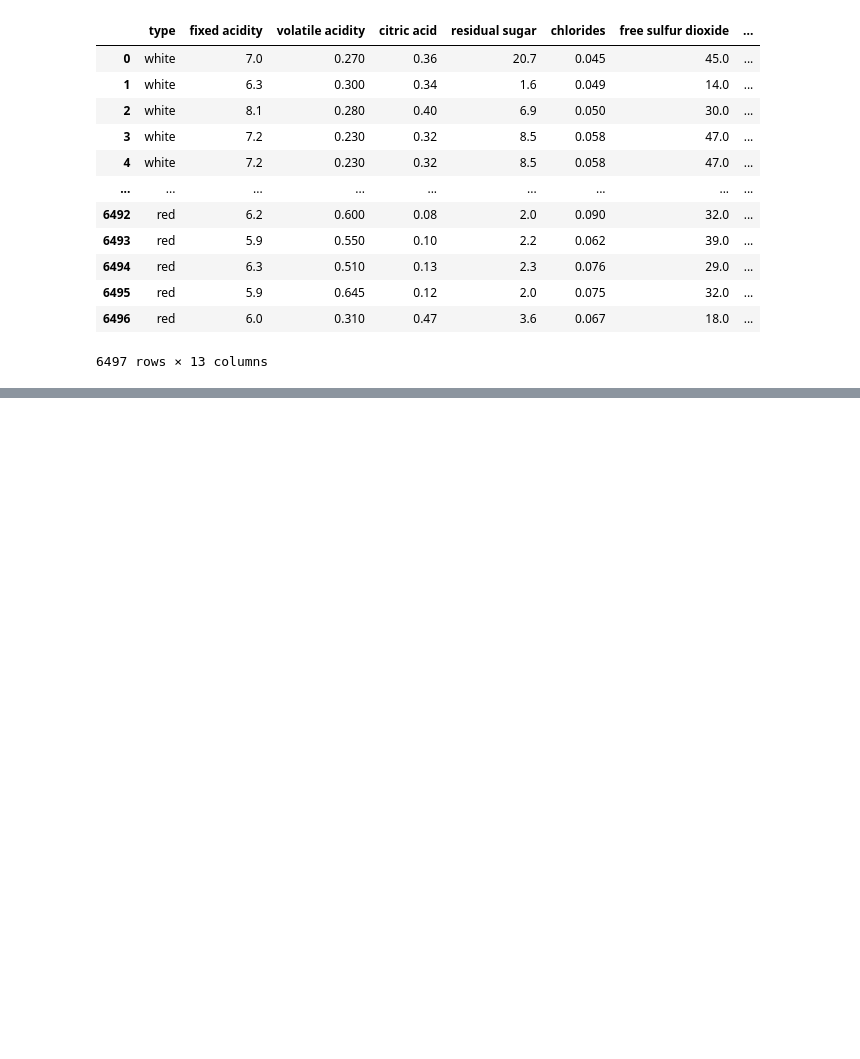
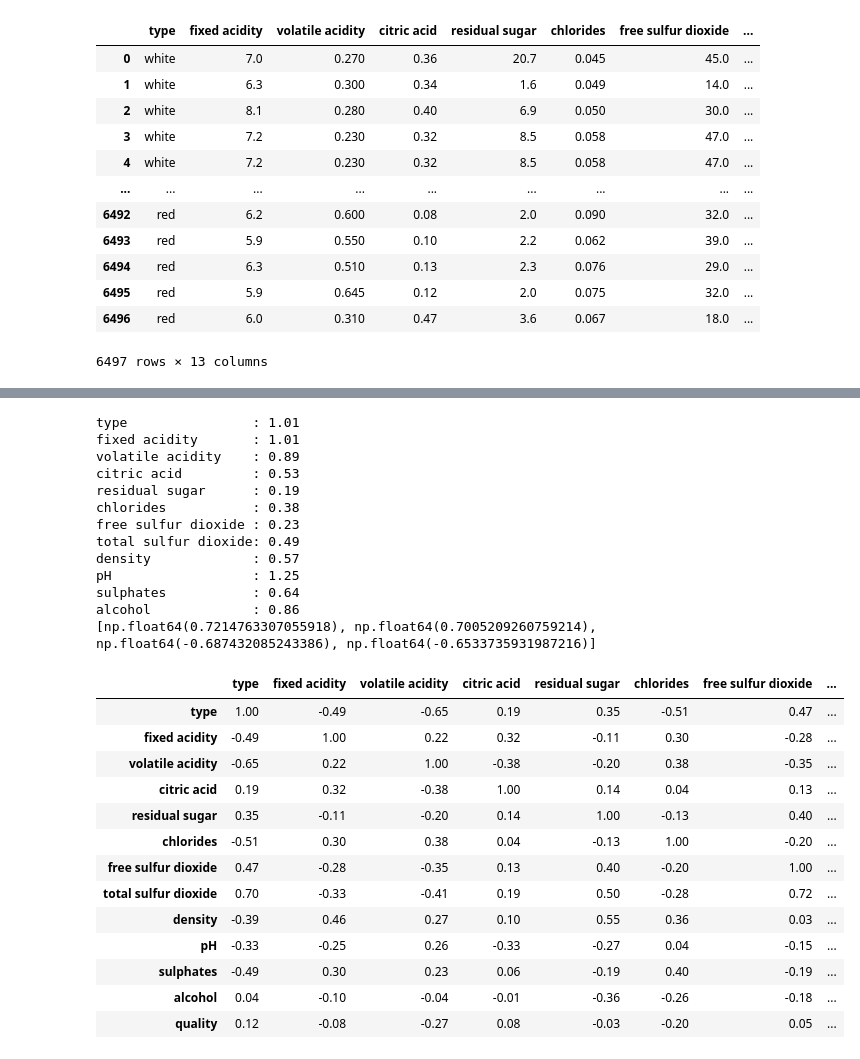
Before and after one commit to arthurpcardoso/t1-nia-winequality, a Jupyter notebook: main.ipynb, the cells around one changed output, grey strips where cells are left out. Drawn from its saved outputs; the diff is of its cells as text; code cells hidden in the pictures; blank space fills up the shorter version.

```diff
--- a/main.ipynb
+++ b/main.ipynb
@@ -101,0 +172,33 @@ RuntimeError: mat1 and mat2 shapes cannot be multiplied (32x12 and 13x1)
+# %%
+inp_names = list(data.columns)[0:-1]
+inp_w_values = model.linear.weight.detach().numpy().reshape((len(inp_names),))
+for i in range(len(inp_names)):
+  print(f"{inp_names[i]:20}: {inp_w_values[i]:.2f}")
+# %% [output]
+type                : 1.01
+fixed acidity       : 1.01
+volatile acidity    : 0.89
+citric acid         : 0.53
+residual sugar      : 0.19
+chlorides           : 0.38
+free sulfur dioxide : 0.23
+total sulfur dioxide: 0.49
+density             : 0.57
+pH                  : 1.25
+sulphates           : 0.64
+alcohol             : 0.86
+[np.float64(0.7214763307055918), np.float64(0.7005209260759214), np.float64(-0.687432085243386), np.float64(-0.6533735931987216)]
+|  | type | fixed acidity | volatile acidity | citric acid | residual sugar | chlorides | free sulfur dioxide | ... |
+| type | 1.00 | -0.49 | -0.65 | 0.19 | 0.35 | -0.51 | 0.47 | ... |
+| fixed acidity | -0.49 | 1.00 | 0.22 | 0.32 | -0.11 | 0.30 | -0.28 | ... |
+| volatile acidity | -0.65 | 0.22 | 1.00 | -0.38 | -0.20 | 0.38 | -0.35 | ... |
+| citric acid | 0.19 | 0.32 | -0.38 | 1.00 | 0.14 | 0.04 | 0.13 | ... |
+| residual sugar | 0.35 | -0.11 | -0.20 | 0.14 | 1.00 | -0.13 | 0.40 | ... |
+| chlorides | -0.51 | 0.30 | 0.38 | 0.04 | -0.13 | 1.00 | -0.20 | ... |
+| free sulfur dioxide | 0.47 | -0.28 | -0.35 | 0.13 | 0.40 | -0.20 | 1.00 | ... |
+| total sulfur dioxide | 0.70 | -0.33 | -0.41 | 0.19 | 0.50 | -0.28 | 0.72 | ... |
+| density | -0.39 | 0.46 | 0.27 | 0.10 | 0.55 | 0.36 | 0.03 | ... |
+| pH | -0.33 | -0.25 | 0.26 | -0.33 | -0.27 | 0.04 | -0.15 | ... |
+| sulphates | -0.49 | 0.30 | 0.23 | 0.06 | -0.19 | 0.40 | -0.19 | ... |
+| alcohol | 0.04 | -0.10 | -0.04 | -0.01 | -0.36 | -0.26 | -0.18 | ... |
+| quality | 0.12 | -0.08 | -0.27 | 0.08 | -0.03 | -0.20 | 0.05 | ... |
```
Also changed, not shown: parts of 15 cells of this notebook.
